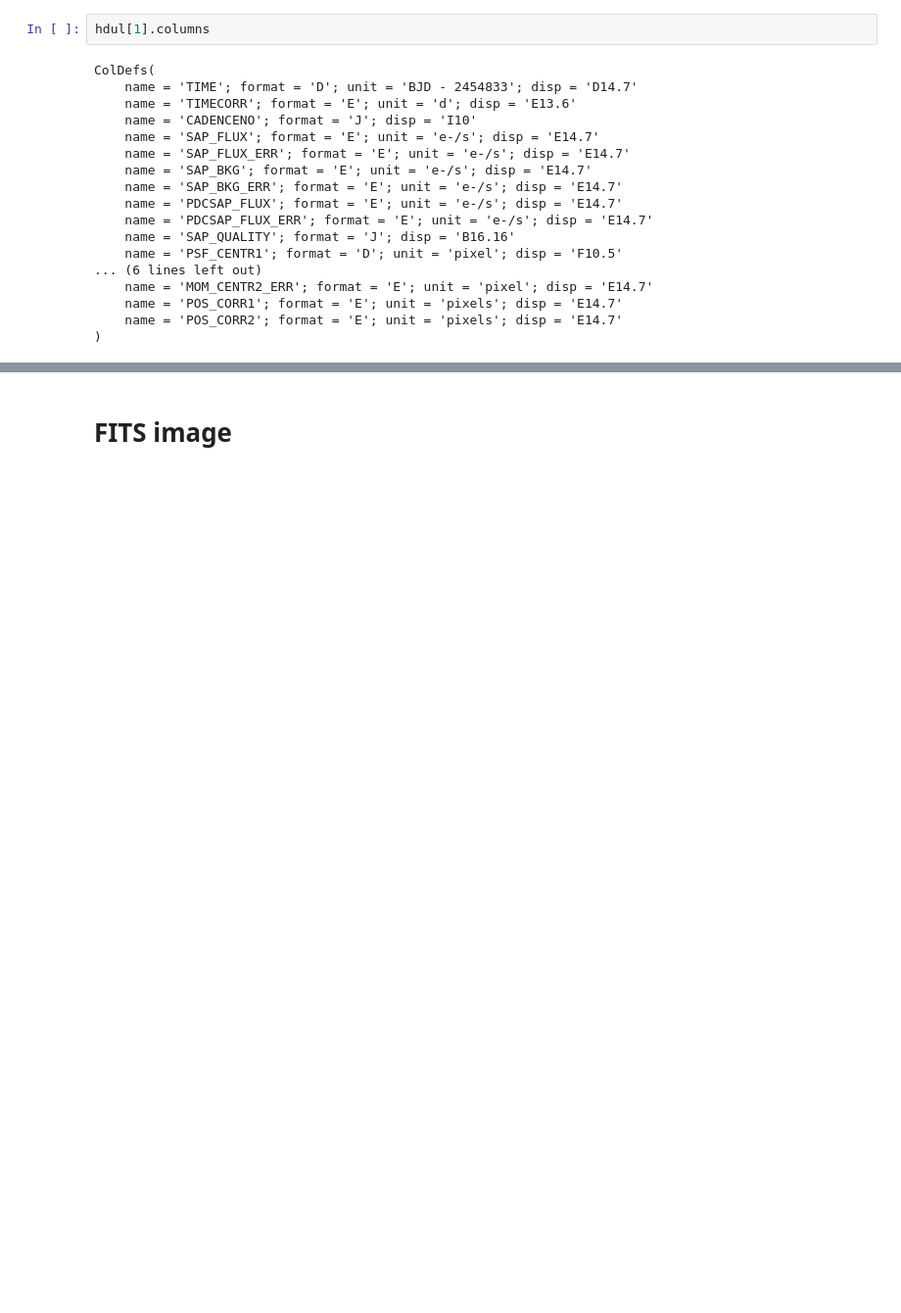
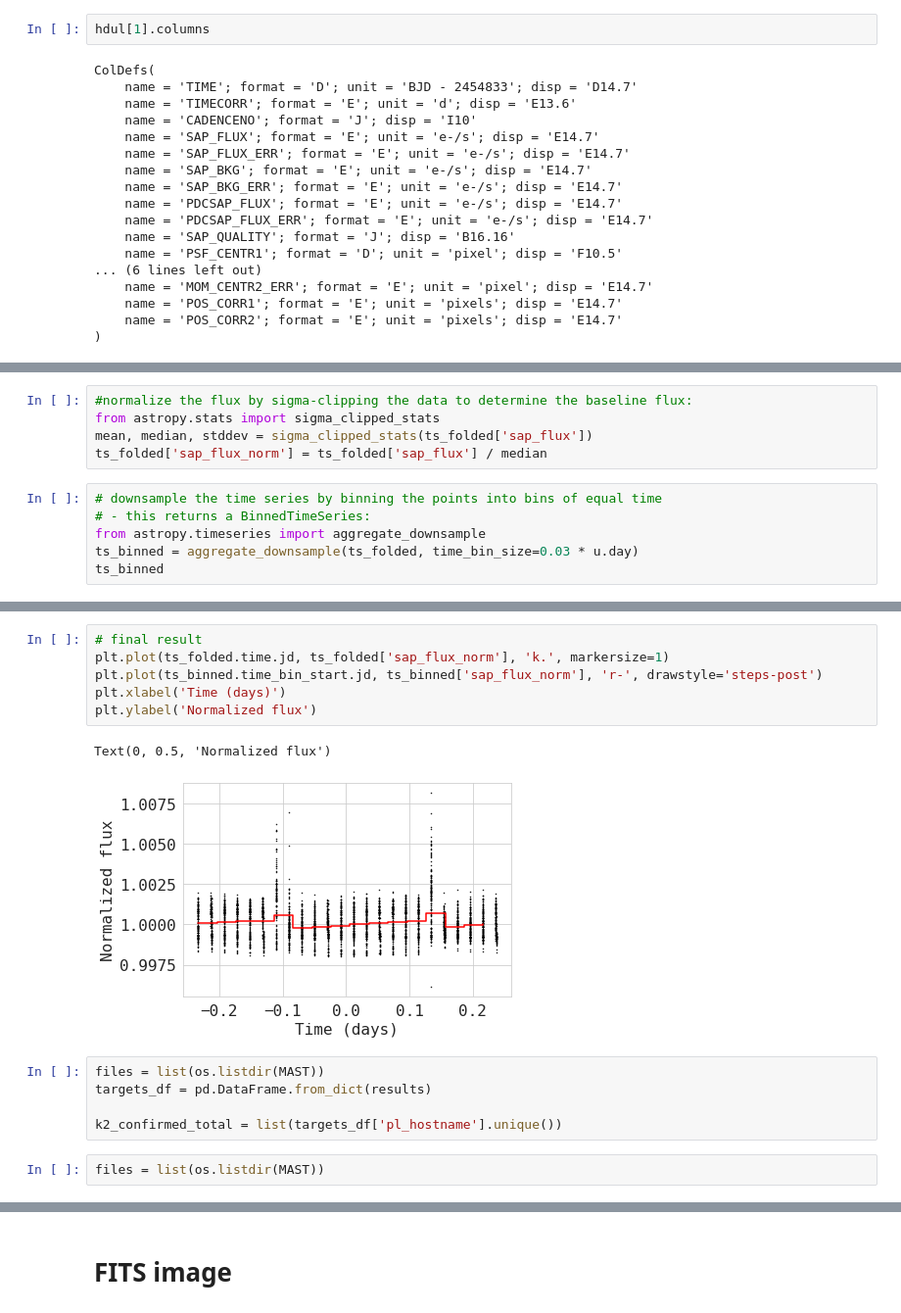
Before and after one commit to alphasentaurii/starskope, a Jupyter notebook: starskope_3.ipynb, the cells around one changed output, grey strips where cells are left out. Shown: that part at 98% size. Saved outputs shown, nothing was run; the diff lists cells and outputs as text; blank space fills up the shorter version.

```diff
--- a/starskope_3.ipynb
+++ b/starskope_3.ipynb
@@ -396,0 +506,11 @@ ColDefs(
+# %%
+#normalize the flux by sigma-clipping the data to determine the baseline flux:
+from astropy.stats import sigma_clipped_stats
+mean, median, stddev = sigma_clipped_stats(ts_folded['sap_flux'])
+ts_folded['sap_flux_norm'] = ts_folded['sap_flux'] / median
+# %%
+# downsample the time series by binning the points into bins of equal time
+# - this returns a BinnedTimeSeries:
+from astropy.timeseries import aggregate_downsample
+ts_binned = aggregate_downsample(ts_folded, time_bin_size=0.03 * u.day)
+ts_binned
@@ -396,0 +538,16 @@ ColDefs(
+# %%
+# final result
+plt.plot(ts_folded.time.jd, ts_folded['sap_flux_norm'], 'k.', markersize=1)
+plt.plot(ts_binned.time_bin_start.jd, ts_binned['sap_flux_norm'], 'r-', drawstyle='steps-post')
+plt.xlabel('Time (days)')
+plt.ylabel('Normalized flux')
+# %% [output]
+Text(0, 0.5, 'Normalized flux')
+[figure, added]
+# %%
+files = list(os.listdir(MAST))
+targets_df = pd.DataFrame.from_dict(results)
+
+k2_confirmed_total = list(targets_df['pl_hostname'].unique())
+# %%
+files = list(os.listdir(MAST))
```
Also changed, not shown: parts of 28 cells of this notebook.
